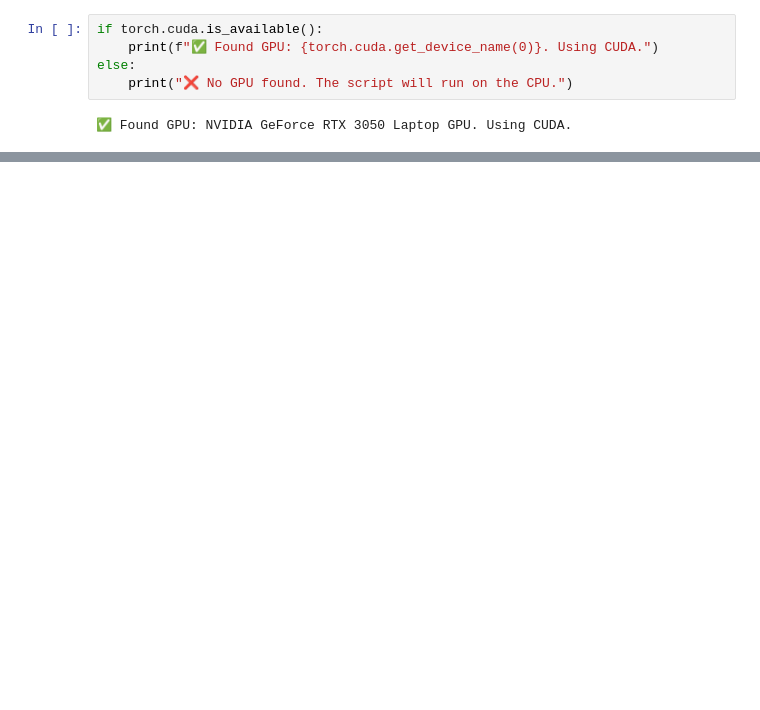
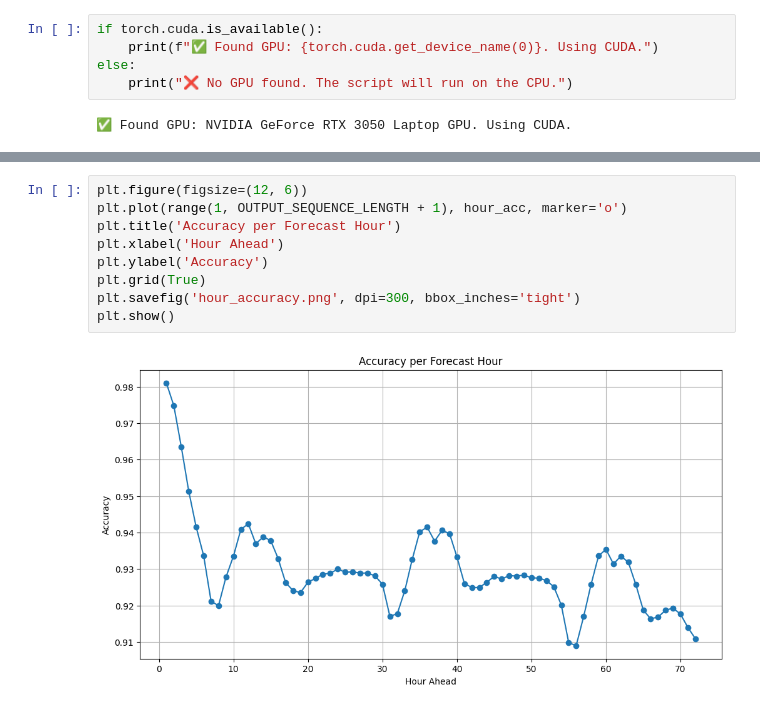
Before and after one commit to zeyadahmedhussein/Air-Quality-Prediction-Using-Quantum-Computing, a Jupyter notebook: lstm_model.ipynb, the cells around one changed output, grey strips where cells are left out. Saved outputs shown, nothing was run; the diff lists cells and outputs as text; blank space fills up the shorter version.

```diff
--- a/lstm_model.ipynb
+++ b/lstm_model.ipynb
@@ -374,0 +519,11 @@ Generating example predictions...
+# %%
+plt.figure(figsize=(12, 6))
+plt.plot(range(1, OUTPUT_SEQUENCE_LENGTH + 1), hour_acc, marker='o')
+plt.title('Accuracy per Forecast Hour')
+plt.xlabel('Hour Ahead')
+plt.ylabel('Accuracy')
+plt.grid(True)
+plt.savefig('hour_accuracy.png', dpi=300, bbox_inches='tight')
+plt.show()
+# %% [output]
+[figure, added]
```
Also changed, not shown: parts of 19 cells of this notebook, 1 other file.
